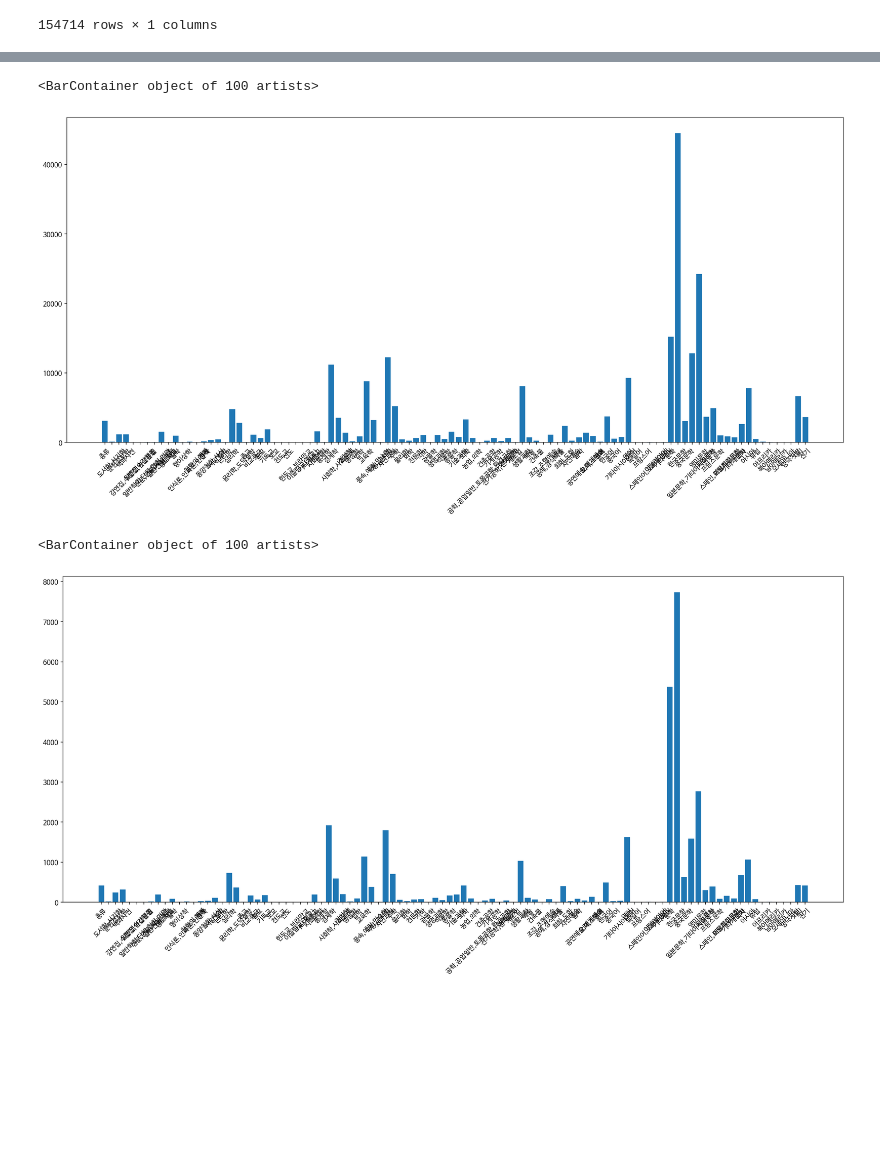
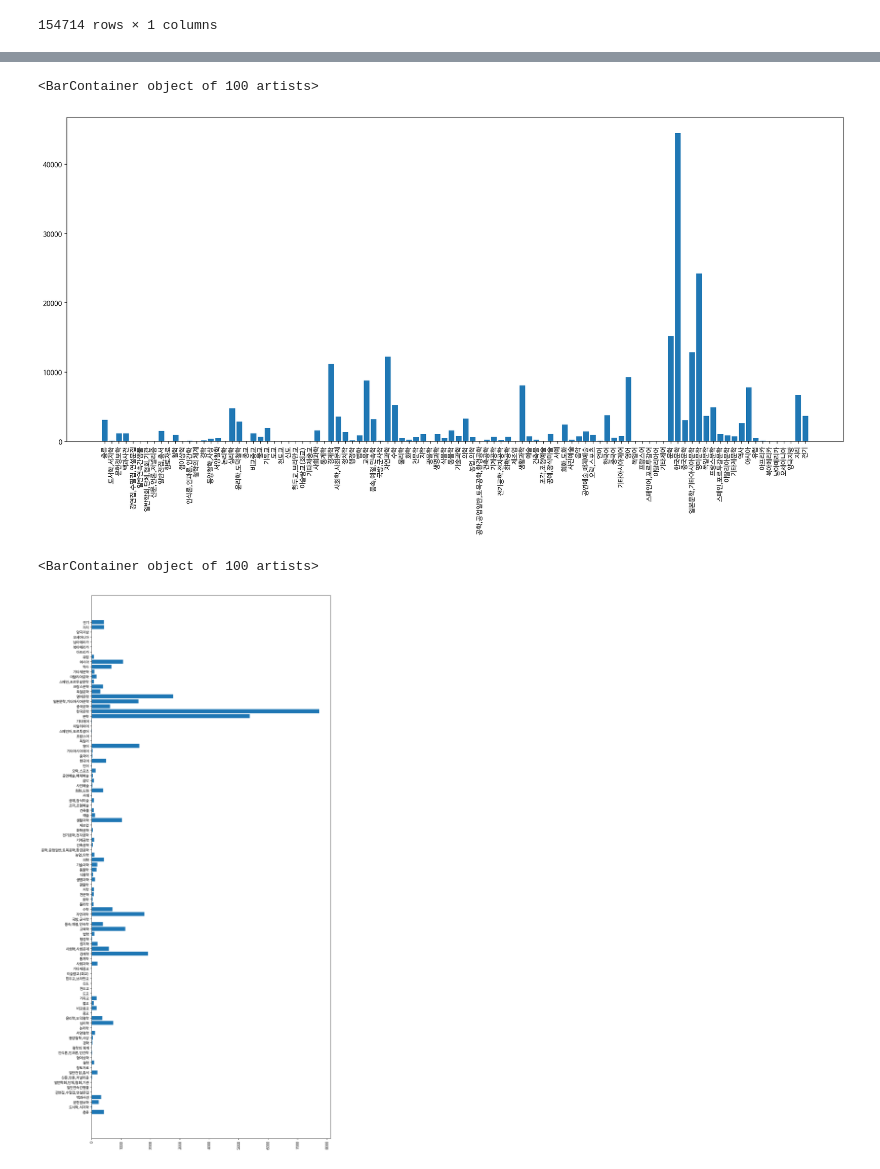
Before and after one commit to sunrinevolution/2nd-Public-Data-Utilization-Contest, a Jupyter notebook: visualization.ipynb, the cells around one changed output, grey strips where cells are left out. Saved outputs shown, nothing was run; the diff lists cells and outputs as text; code cells hidden in the pictures; blank space fills up the shorter version.

```diff
--- a/visualization.ipynb
+++ b/visualization.ipynb
@@ -349,12 +345,12 @@ plt.bar(class_list, temp)
 # %%
 gwangju_class = pd.DataFrame(data=gwangju_class, columns=['분류'])
 
-temp = []
+gwangju_cnt = []
 for i in range(100):
-  temp.append((gwangju_class['분류'] == class_list[i]).sum())
+  gwangju_cnt.append((gwangju_class['분류'] == class_list[i]).sum())
 
 plt.figure(figsize=(21, 9))
-plt.xticks(rotation=45)
-plt.bar(class_list, temp)
+plt.xticks(rotation=90)
+plt.bar(class_list, gwangju_cnt)
 # %% [output]
 <BarContainer object of 100 artists>
@@ -362,12 +358,12 @@ plt.bar(class_list, temp)
 # %%
 hanam_class = pd.DataFrame(data=hanam_class, columns=['분류'])
 
-temp = []
+hanam_cnt = []
 for i in range(100):
-  temp.append((hanam_class['분류'] == class_list[i]).sum())
+  hanam_cnt.append((hanam_class['분류'] == class_list[i]).sum())
 
 plt.figure(figsize=(21, 9))
-plt.xticks(rotation=45)
-plt.bar(class_list, temp)
+plt.xticks(rotation=90)
+plt.bar(class_list, hanam_cnt)
 # %% [output]
 <BarContainer object of 100 artists>
@@ -375,12 +371,12 @@ plt.bar(class_list, temp)
 # %%
 icheon_class = pd.DataFrame(data=icheon_class, columns=['분류'])
 
-temp = []
+icheon_cnt = []
 for i in range(100):
-  temp.append((icheon_class['분류'] == class_list[i]).sum())
+  icheon_cnt.append((icheon_class['분류'] == class_list[i]).sum())
 
 plt.figure(figsize=(21, 9))
-plt.xticks(rotation=45)
-plt.bar(class_list, temp)
+plt.xticks(rotation=90)
+plt.bar(class_list, icheon_cnt)
 # %% [output]
 <BarContainer object of 100 artists>
@@ -388,26 +384,26 @@ plt.bar(class_list, temp)
 # %%
 uijeongbu_class = pd.DataFrame(data=uijeongbu_class, columns=['분류'])
 
-temp = []
+uijeongbu_cnt = []
 for i in range(100):
-  temp.append((uijeongbu_class['분류'] == class_list[i]).sum())
+  uijeongbu_cnt.append((uijeongbu_class['분류'] == class_list[i]).sum())
 
 plt.figure(figsize=(21, 9))
-plt.xticks(rotation=45)
-plt.bar(class_list, temp)
+plt.xticks(rotation=90)
+plt.bar(class_list, uijeongbu_cnt)
 # %% [output]
 <BarContainer object of 100 artists>
-[figure, old version]
+[figure, new version]
 # %%
 yangju_class = pd.DataFrame(data=yangju_class, columns=['분류'])
 
-temp = []
+yangju_cnt = []
 for i in range(100):
-  temp.append((yangju_class['분류'] == class_list[i]).sum())
+  yangju_cnt.append((yangju_class['분류'] == class_list[i]).sum())
 
-plt.figure(figsize=(21, 9))
-plt.xticks(rotation=45)
-plt.bar(class_list, temp)
+plt.figure(figsize=(12, 28))
+plt.xticks(rotation=90)
+plt.barh(class_list, yangju_cnt)
 # %% [output]
 <BarContainer object of 100 artists>
-[figure, old version]
+[figure, new version]
```
Also changed, not shown: parts of 8 cells of this notebook.
